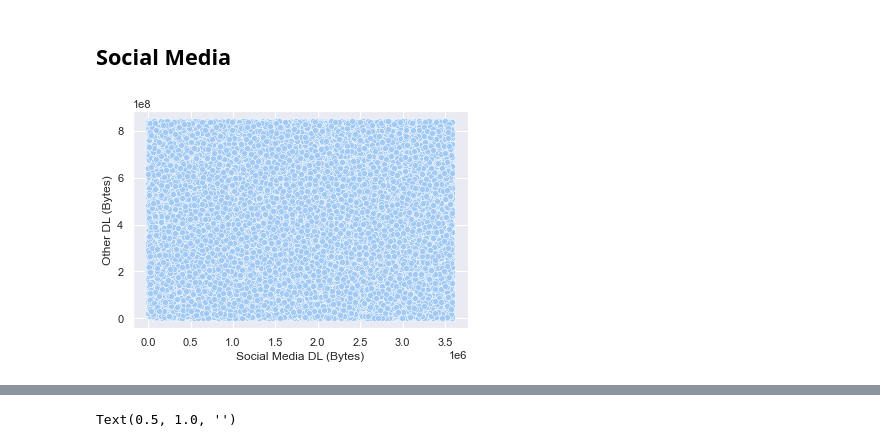
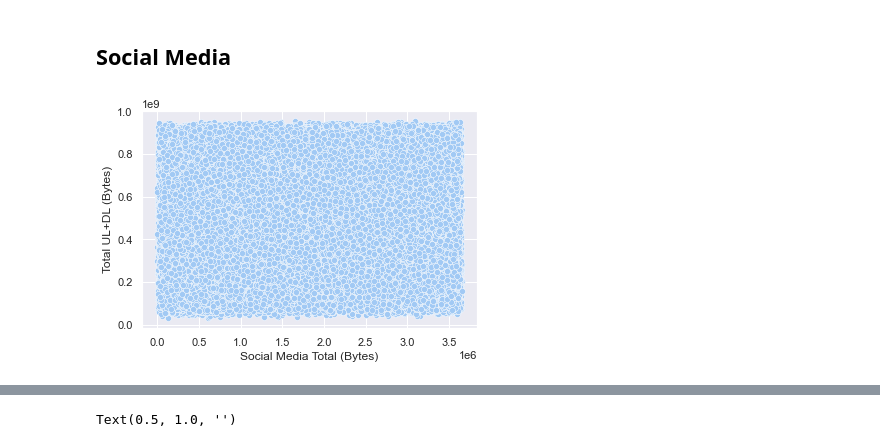
Before and after one commit to Blvisse/10-Academy, a Jupyter notebook: Week1/notebooks/TelecomChallenge.ipynb, the cells around one changed output, grey strips where cells are left out. Cells and saved outputs as stored; diff of their text form; code cells hidden in the pictures.

```diff
--- a/Week1/notebooks/TelecomChallenge.ipynb
+++ b/Week1/notebooks/TelecomChallenge.ipynb
@@ -314,0 +360,2 @@ data.groupby(['MSISDN/Number']).agg({
+# %%
+dropCols=['End','Start ms','End','End ms','DL TP < 50 Kbps (%)','50 Kbps < DL TP < 250 Kbps (%)','250 Kbps < DL TP < 1 Mbps (%)','DL TP > 1 Mbps (%)','10 Kbps < UL TP < 50 Kbps (%)','UL TP < 10 Kbps (%)','50 Kbps < UL TP < 300 Kbps (%)','Nb of sec with 125000B < Vol DL','Nb of sec with 1250B < Vol UL < 6250B','Nb of sec with 31250B < Vol DL < 125000B','Nb of sec with 37500B < Vol UL','Nb of sec with 6250B < Vol DL < 31250B','Nb of sec with 6250B < Vol UL < 37500B','Nb of sec with Vol DL < 6250B','Nb of sec with Vol UL < 1250B','UL TP > 300 Kbps (%)']
@@ -315 +384,3 @@ data.groupby(['MSISDN/Number']).agg({
+# %%
+data.drop(labels=dropCols,inplace=True,axis=1)
 # %%
@@ -584,6 +693,5 @@ The outliers are mainly focused on the right hand side of the mean
 # %%
-data['Start']=pd.to_datetime(data['Start'])
-data['End']=pd.to_datetime(data['End'])
+dataDetail=data.copy()
 # %%
 def convertMonth(data,cols,newCols):
     data[newCols]=pd.DatetimeIndex(data[cols]).month
@@ -1544,11 +1656,13 @@ uniAnalysis.visualiseCount('Handset Type',5)
 # %% [markdown]
 # Bivariate Analysis
+# %%
+data['Total UL+DL (Bytes)']=data['Total DL (Bytes)']+data['Total UL (Bytes)']
 # %% [markdown]
 ## Social Media
 # %%
 def scatter(data,col1,col2):
     sns.scatterplot(data=data,x=col1,y=col2,palette='rocket')
 # %%
-scatter(data,'Social Media DL (Bytes)','Other DL (Bytes)')
+scatter(data,'Social Media Total (Bytes)','Total UL+DL (Bytes)')
 # %% [output]
-[figure, old version]
+[figure, new version]
```
Also changed, not shown: parts of 106 cells of this notebook, 11 other files.
